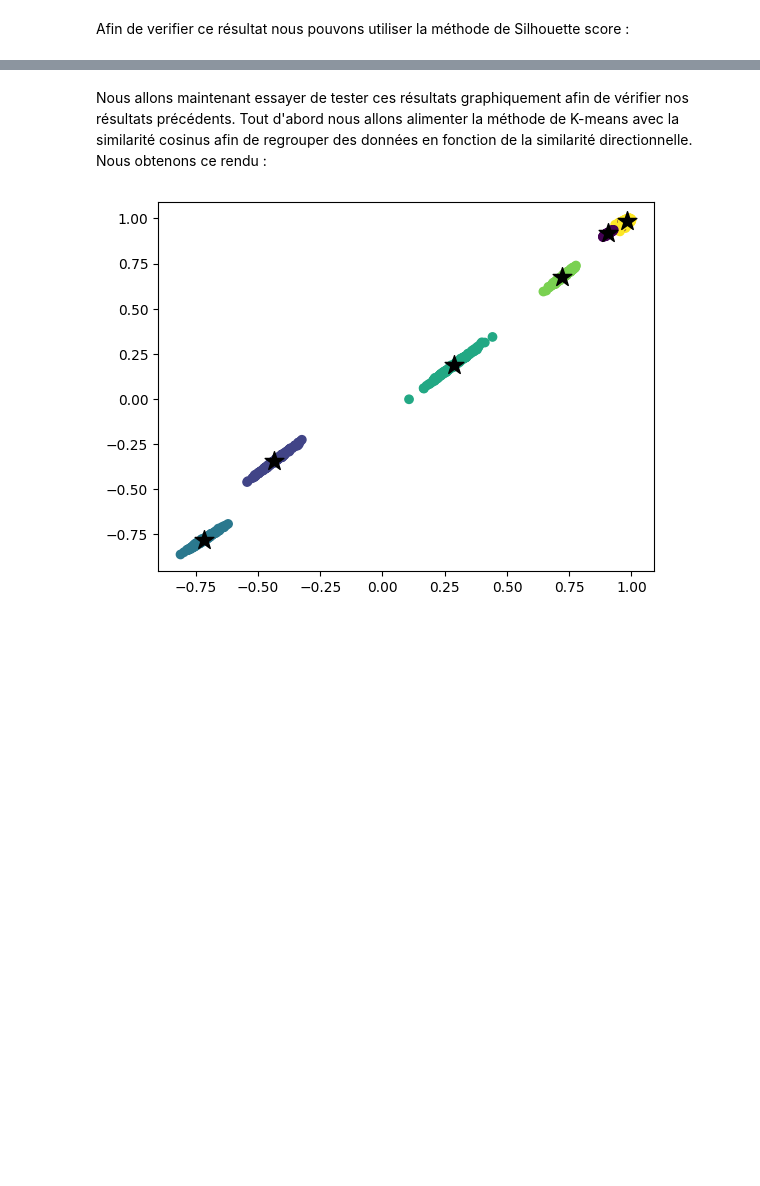
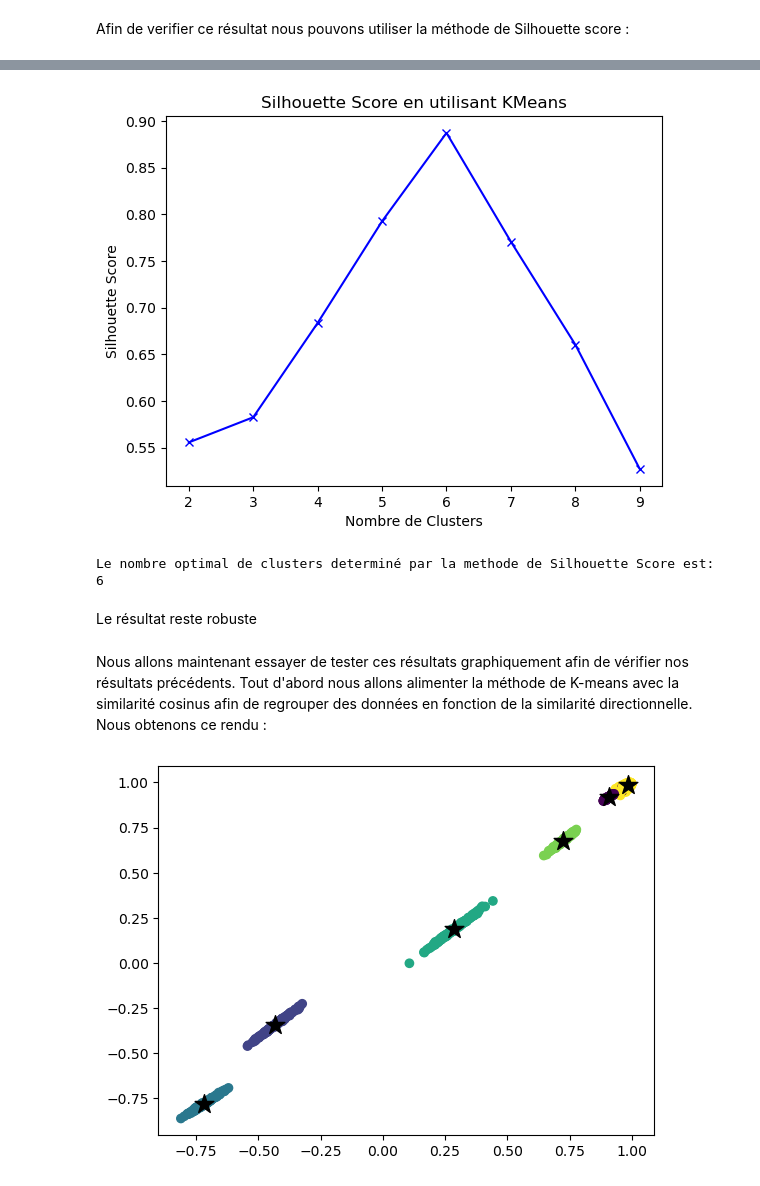
Before and after one commit to MTheboul/ML_Unsupervised_Learning_and_Agents, a Jupyter notebook: Exercise 3/exercise_3.ipynb, the cells around one changed output, grey strips where cells are left out. Cells and saved outputs as stored; diff of their text form; code cells hidden in the pictures; blank space fills up the shorter version.

```diff
--- a/Exercise 3/exercise_3.ipynb
+++ b/Exercise 3/exercise_3.ipynb
@@ -62,4 +85,28 @@ print('Le nombre optimal de clusters determiné par la methode de Silhouette Sco
 Le nombre optimal de clusters determiné par la methode de Silhouette Score est: 6
+# %%
+K = range(2, 10)
+
+silhouette_scores = []
+
+for k in K:
+    kmeans = KMeans(n_clusters=k, init="k-means++", random_state=42)
+    cluster_labels = kmeans.fit_predict(data)
+    silhouette_avg = silhouette_score(data, cluster_labels)
+    silhouette_scores.append(silhouette_avg)
+
+plt.plot(K, silhouette_scores, 'bx-')
+plt.xlabel('Nombre de Clusters')
+plt.ylabel('Silhouette Score')
+plt.title('Silhouette Score en utilisant KMeans')
+plt.show()
+
+optimal_num_clusters = K[np.argmax(silhouette_scores)]
+print('Le nombre optimal de clusters determiné par la methode de Silhouette Score est:', optimal_num_clusters)
+# %% [output]
+[figure, added]
+Le nombre optimal de clusters determiné par la methode de Silhouette Score est: 6
+# %% [markdown]
+Le résultat reste robuste
 # %% [markdown]
 Nous allons maintenant essayer de tester ces résultats graphiquement afin de vérifier nos résultats précédents.
 Tout d'abord nous allons alimenter la méthode de K-means avec la similarité cosinus afin de regrouper des données en fonction de la similarité directionnelle.
```
Also changed, not shown: parts of 5 cells of this notebook.
